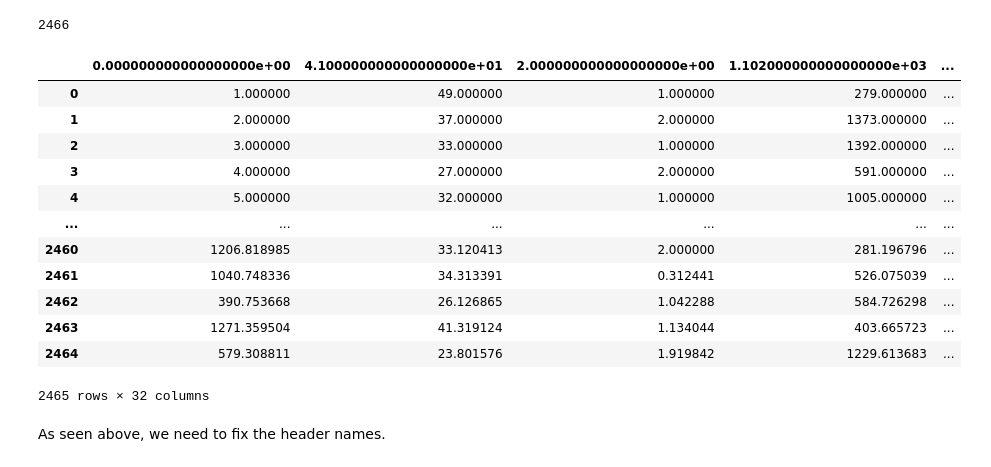
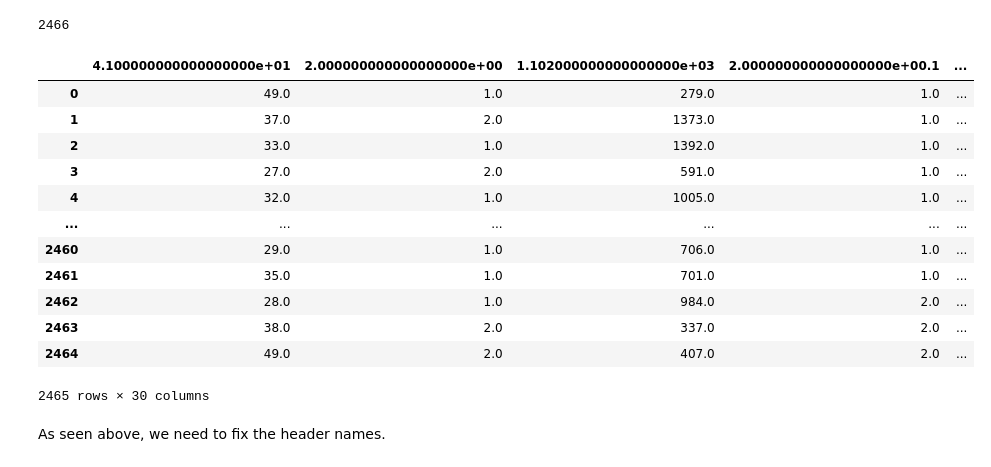
Before and after one commit to afnanrahman/EAFP, a Jupyter notebook: smote_balancing.ipynb, the cells around one changed output. Saved outputs shown, nothing was run; the diff lists cells and outputs as text; code cells hidden in the pictures.

Commit message:
fix SMOTE balancing for dataset

```diff
--- a/smote_balancing.ipynb
+++ b/smote_balancing.ipynb
@@ -61,19 +66,19 @@ np.savetxt('smote_data.csv', merged_smote, delimiter=',')
 # %%
-pd.read_csv("/content/drive/MyDrive/EAFP_files/smote_data.csv")
+pd.read_csv("/content/smote_data_new.csv")
 # %% [output]
-|  | 0.000000000000000000e+00 | 4.100000000000000000e+01 | 2.000000000000000000e+00 | 1.102000000000000000e+03 | ... |
-| 0 | 1.000000 | 49.000000 | 1.000000 | 279.000000 | ... |
-| 1 | 2.000000 | 37.000000 | 2.000000 | 1373.000000 | ... |
-| 2 | 3.000000 | 33.000000 | 1.000000 | 1392.000000 | ... |
-| 3 | 4.000000 | 27.000000 | 2.000000 | 591.000000 | ... |
-| 4 | 5.000000 | 32.000000 | 1.000000 | 1005.000000 | ... |
+|  | 4.100000000000000000e+01 | 2.000000000000000000e+00 | 1.102000000000000000e+03 | 2.000000000000000000e+00.1 | ... |
+| 0 | 49.0 | 1.0 | 279.0 | 1.0 | ... |
+| 1 | 37.0 | 2.0 | 1373.0 | 1.0 | ... |
+| 2 | 33.0 | 1.0 | 1392.0 | 1.0 | ... |
+| 3 | 27.0 | 2.0 | 591.0 | 1.0 | ... |
+| 4 | 32.0 | 1.0 | 1005.0 | 1.0 | ... |
 | ... | ... | ... | ... | ... | ... |
-| 2460 | 1206.818985 | 33.120413 | 2.000000 | 281.196796 | ... |
-| 2461 | 1040.748336 | 34.313391 | 0.312441 | 526.075039 | ... |
-| 2462 | 390.753668 | 26.126865 | 1.042288 | 584.726298 | ... |
-| 2463 | 1271.359504 | 41.319124 | 1.134044 | 403.665723 | ... |
-| 2464 | 579.308811 | 23.801576 | 1.919842 | 1229.613683 | ... |
+| 2460 | 29.0 | 1.0 | 706.0 | 1.0 | ... |
+| 2461 | 35.0 | 1.0 | 701.0 | 1.0 | ... |
+| 2462 | 28.0 | 1.0 | 984.0 | 2.0 | ... |
+| 2463 | 38.0 | 2.0 | 337.0 | 2.0 | ... |
+| 2464 | 49.0 | 2.0 | 407.0 | 2.0 | ... |
-2465 rows × 32 columns
+2465 rows × 30 columns
 # %% [markdown]
 As seen above, we need to fix the header names.
 # %%
```
Also changed, not shown: parts of 15 cells of this notebook.
